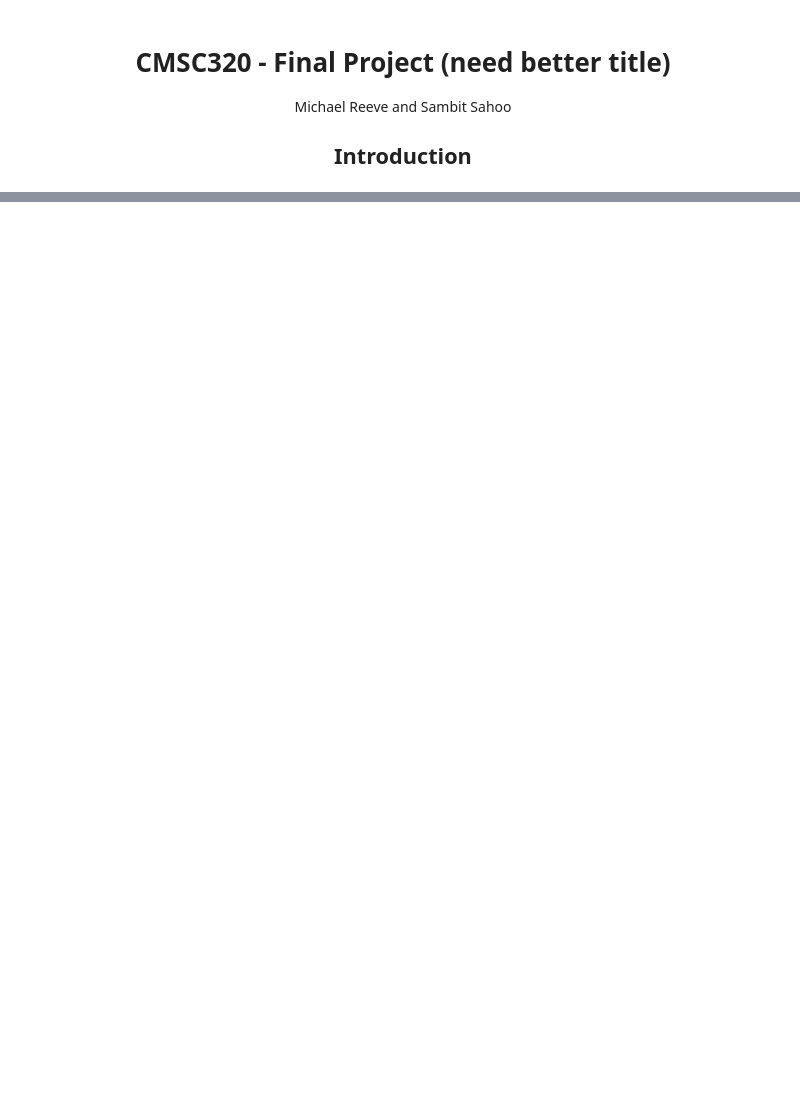
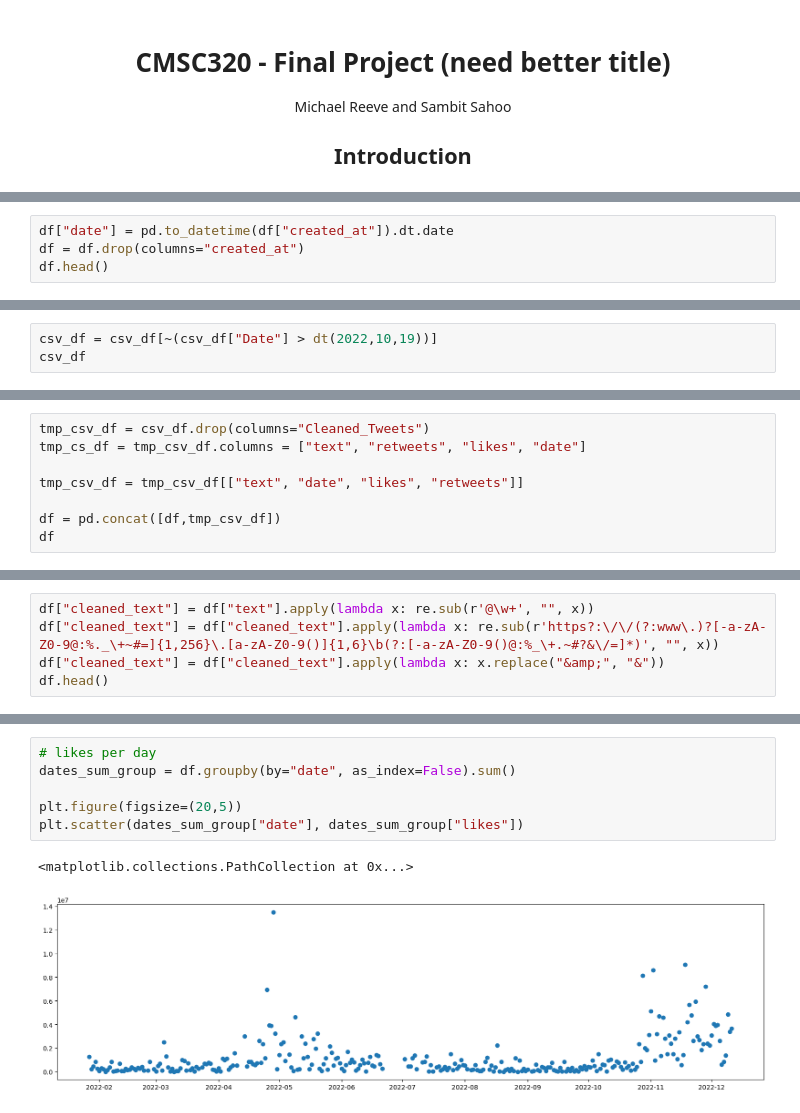
Before and after one commit to mreeve29/mreeve29.github.io, a Jupyter notebook: Mike_Working.ipynb, the cells around one changed output, grey strips where cells are left out. Cells and saved outputs as stored; diff of their text form; blank space fills up the shorter version.

```diff
--- a/Mike_Working.ipynb
+++ b/Mike_Working.ipynb
@@ -103,0 +180,4 @@ True
+# %%
+df["date"] = pd.to_datetime(df["created_at"]).dt.date
+df = df.drop(columns="created_at")
+df.head()
@@ -103,0 +195,3 @@ True
+# %%
+csv_df = csv_df[~(csv_df["Date"] > dt(2022,10,19))]
+csv_df
@@ -103,0 +214,8 @@ True
+# %%
+tmp_csv_df = csv_df.drop(columns="Cleaned_Tweets")
+tmp_cs_df = tmp_csv_df.columns = ["text", "retweets", "likes", "date"]
+
+tmp_csv_df = tmp_csv_df[["text", "date", "likes", "retweets"]]
+
+df = pd.concat([df,tmp_csv_df])
+df
@@ -103,0 +281,5 @@ True
+# %%
+df["cleaned_text"] = df["text"].apply(lambda x: re.sub(r'@\w+', "", x))
+df["cleaned_text"] = df["cleaned_text"].apply(lambda x: re.sub(r'https?:\/\/(?:www\.)?[-a-zA-Z0-9@:%._\+~#=]{1,256}\.[a-zA-Z0-9()]{1,6}\b(?:[-a-zA-Z0-9()@:%_\+.~#?&\/=]*)', "", x))
+df["cleaned_text"] = df["cleaned_text"].apply(lambda x: x.replace("&amp;", "&"))
+df.head()
@@ -103,0 +293,9 @@ True
+# %%
+# likes per day
+dates_sum_group = df.groupby(by="date", as_index=False).sum()
+
+plt.figure(figsize=(20,5))
+plt.scatter(dates_sum_group["date"], dates_sum_group["likes"])
+# %% [output]
+<matplotlib.collections.PathCollection at 0x...>
+[figure, added]
```
Also changed, not shown: parts of 45 cells of this notebook, 1 other file.
